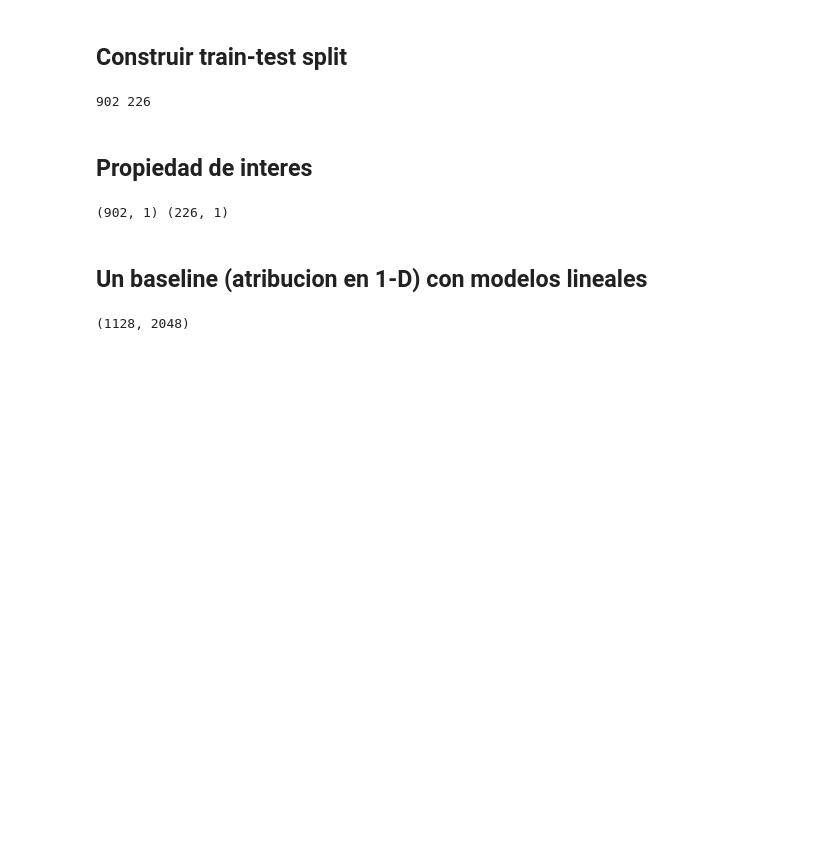
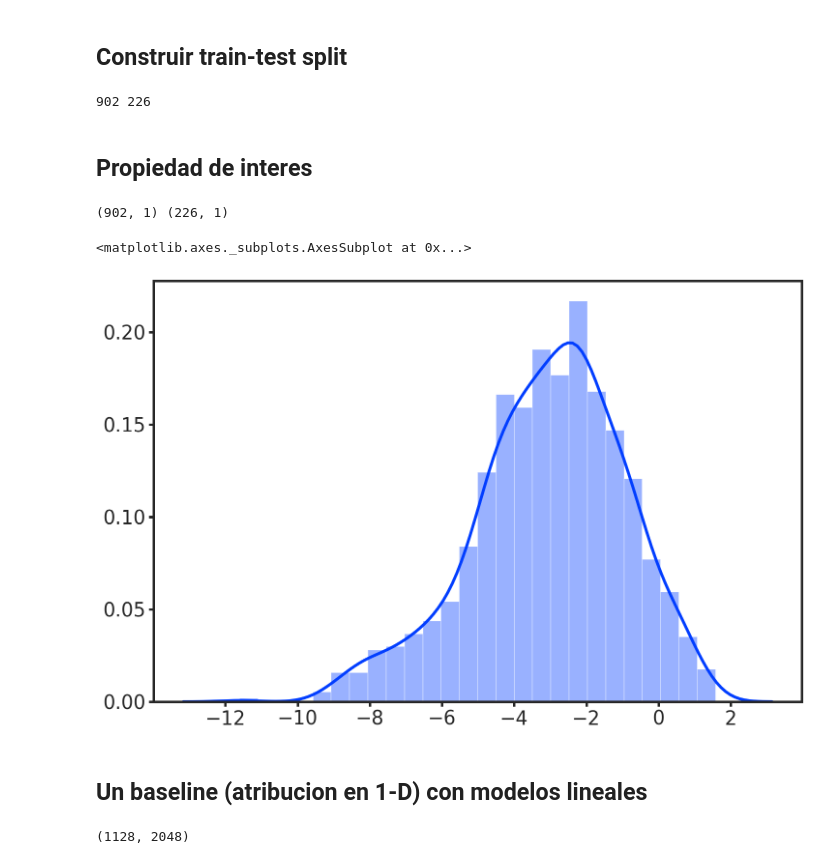
Before and after one commit to beangoben/gnn_workshop_riiaa, a Jupyter notebook: Prediccion_de_Grafos_y_attribucion.ipynb, the cells around one changed output. Saved outputs shown, nothing was run; the diff lists cells and outputs as text; code cells hidden in the pictures; blank space fills up the shorter version.

```diff
--- a/Prediccion_de_Grafos_y_attribucion.ipynb
+++ b/Prediccion_de_Grafos_y_attribucion.ipynb
@@ -146,6 +146,11 @@ y_test = y_true[test_index]
 print(y_train.shape, y_test.shape)
 # %% [output]
 (902, 1) (226, 1)
+# %%
+sns.distplot(y_true)
+# %% [output]
+<matplotlib.axes._subplots.AxesSubplot at 0x...>
+[figure, added]
 # %% [markdown]
 ## Un baseline (atribucion en 1-D) con modelos lineales
 # %%
```
Also changed, not shown: parts of 24 cells of this notebook.
